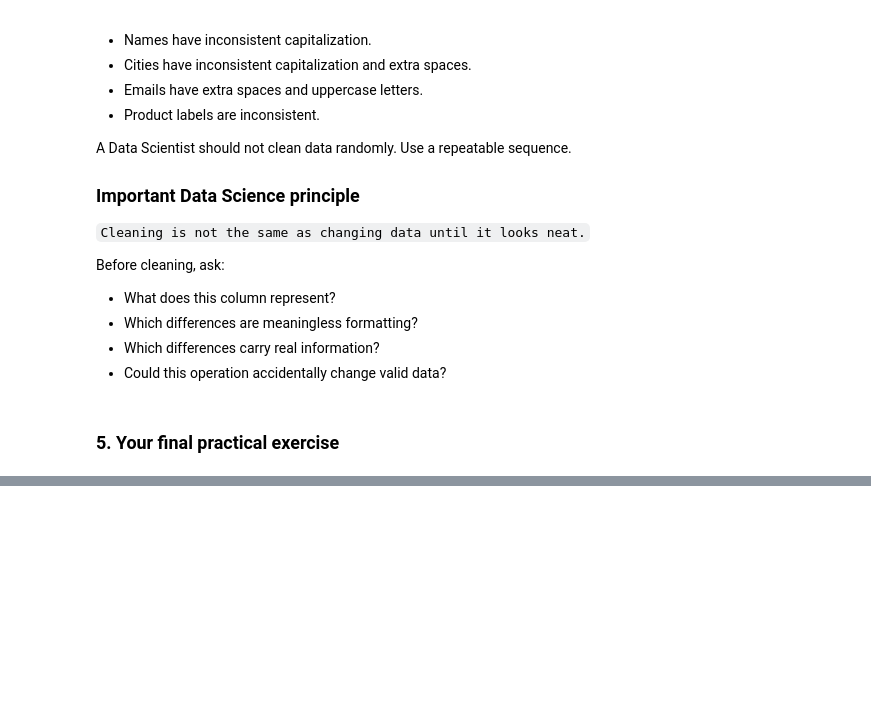
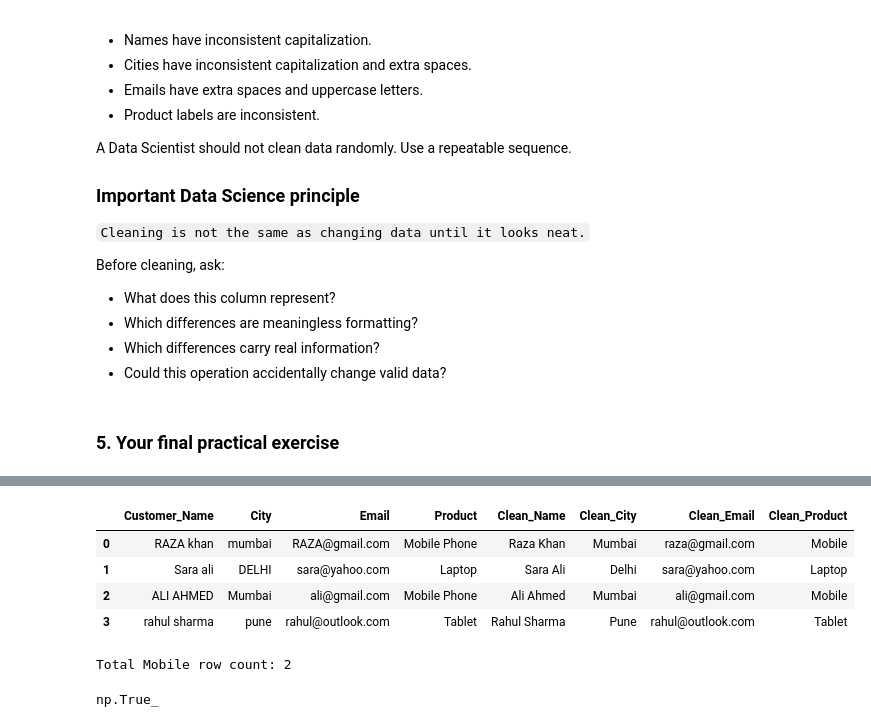
Before and after one commit to mohammadhamid8554-lgtm/data-science-from-scratch, a Jupyter notebook: phase_1.2_pandas/string_operations.ipynb, the cells around one changed output, grey strips where cells are left out. Saved outputs shown, nothing was run; the diff lists cells and outputs as text; code cells hidden in the pictures; blank space fills up the shorter version.

```diff
--- a/phase_1.2_pandas/string_operations.ipynb
+++ b/phase_1.2_pandas/string_operations.ipynb
@@ -1098,3 +1110,32 @@ Rules
 - Avoid loops.
 - Do not copy a complete solution from me.
 - Think about the order of operations.
+# %%
+df["Clean_Name"] = df["Customer_Name"].str.strip().str.title()
+repr(df["Clean_Name"].iloc[0])
+
+df["Clean_City"] = df["City"].str.strip().str.title()
+repr(df["Clean_City"].iloc[0])
+
+df["Clean_Email"] = df["Email"].str.strip().str.lower()
+repr(df["Clean_Email"].iloc[0])
+
+
+df["Clean_Product"] = df["Product"].str.strip().str.replace("Mobile Phone", "Mobile")
+repr(df["Clean_Product"].iloc[0])
+
+display(df)
+
+mobile_count = len(df[df["Clean_Product"] == "Mobile"])
+print(f"Total Mobile row count: {mobile_count}")
+
+
+df["Clean_Email"].str.contains("@", na=False).all()
+# %% [output]
+|  | Customer_Name | City | Email | Product | Clean_Name | Clean_City | Clean_Email | Clean_Product |
+| 0 | RAZA khan | mumbai | RAZA@gmail.com | Mobile Phone | Raza Khan | Mumbai | raza@gmail.com | Mobile |
+| 1 | Sara ali | DELHI | sara@yahoo.com | Laptop | Sara Ali | Delhi | sara@yahoo.com | Laptop |
+| 2 | ALI AHMED | Mumbai | ali@gmail.com | Mobile Phone | Ali Ahmed | Mumbai | ali@gmail.com | Mobile |
+| 3 | rahul sharma | pune | rahul@outlook.com | Tablet | Rahul Sharma | Pune | rahul@outlook.com | Tablet |
+Total Mobile row count: 2
+np.True_
```
Also changed, not shown: parts of 4 cells of this notebook.
